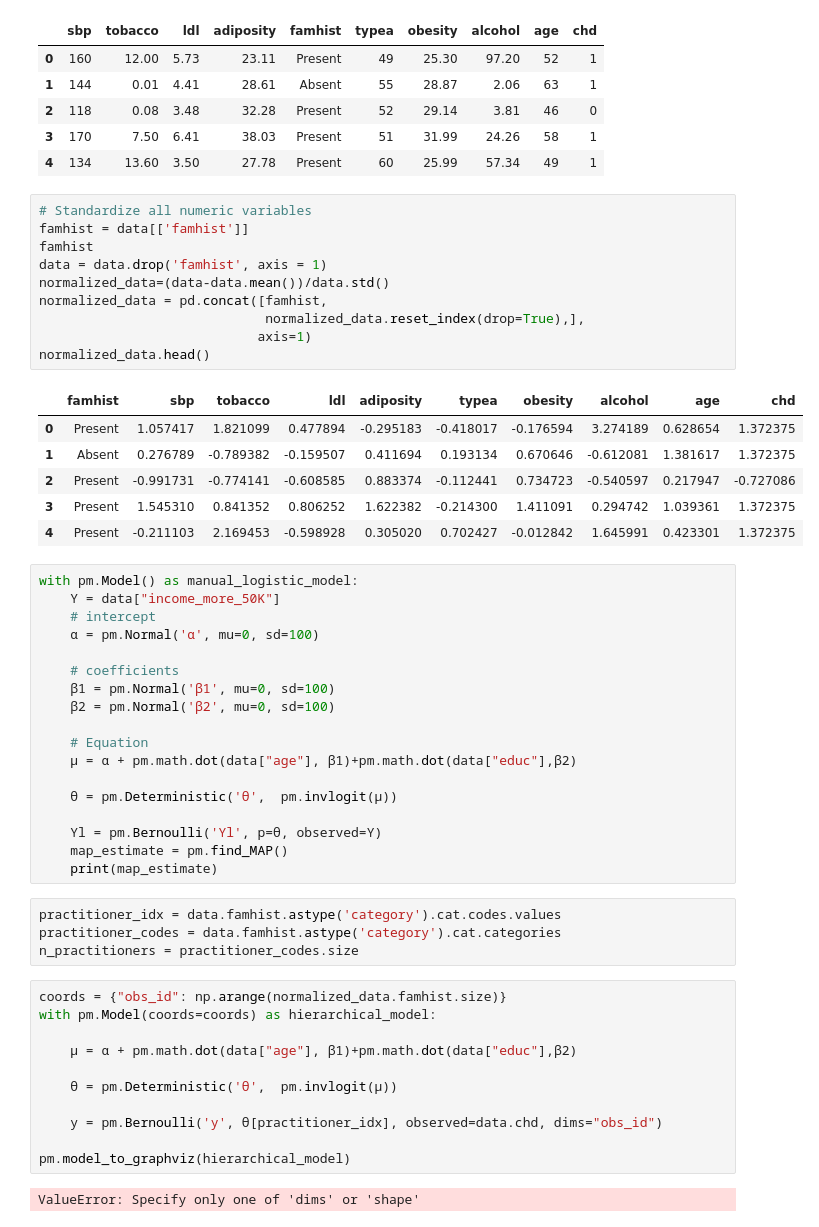
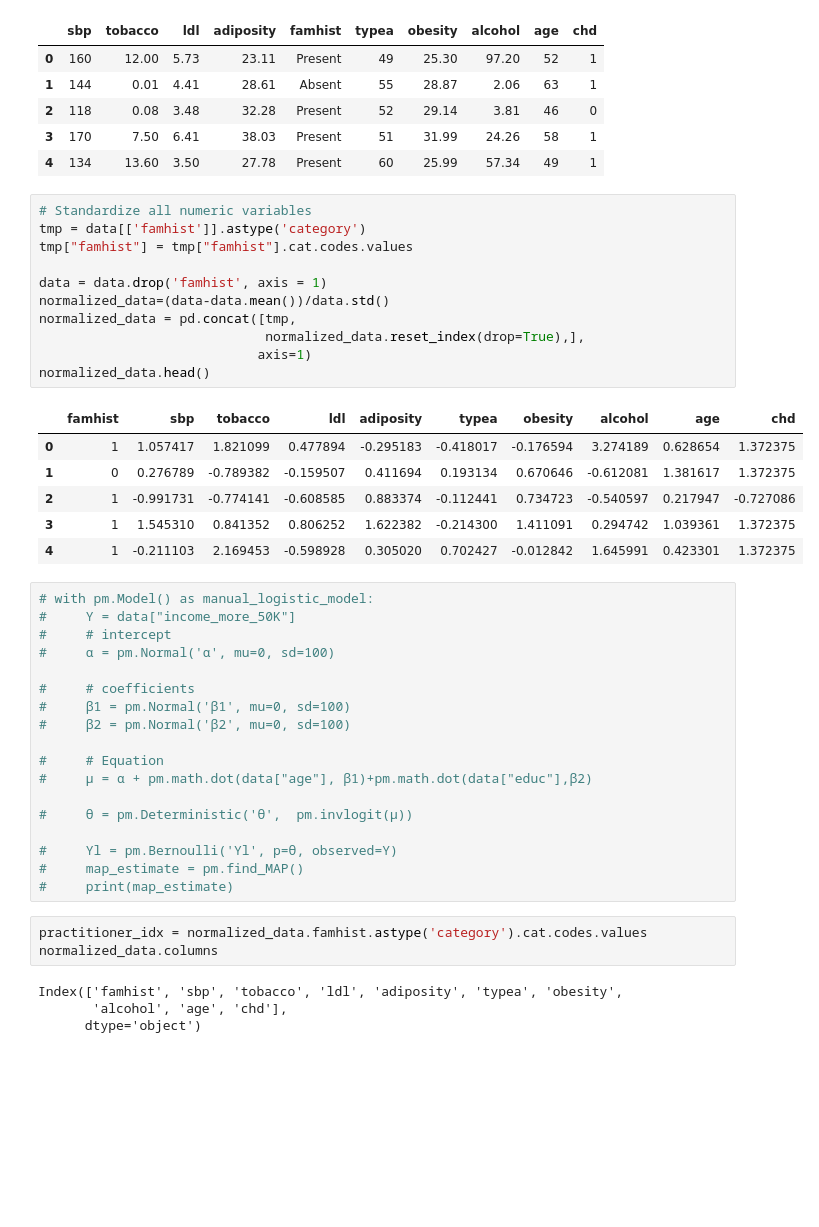
Before and after one commit to congxinxu0116/UVA, a Jupyter notebook: DS 6014/Homework 3 Sampling.ipynb, the cells around one changed output. Saved outputs shown, nothing was run; the diff lists cells and outputs as text; blank space fills up the shorter version.

```diff
--- a/DS 6014/Homework 3 Sampling.ipynb
+++ b/DS 6014/Homework 3 Sampling.ipynb
@@ -154,53 +159,44 @@ data.head()
 | 4 | 134 | 13.60 | 3.50 | 27.78 | Present | 60 | 25.99 | 57.34 | 49 | 1 |
 # %%
 # Standardize all numeric variables
-famhist = data[['famhist']]
-famhist
+tmp = data[['famhist']].astype('category')
+tmp["famhist"] = tmp["famhist"].cat.codes.values
+
 data = data.drop('famhist', axis = 1)
 normalized_data=(data-data.mean())/data.std()
-normalized_data = pd.concat([famhist,
+normalized_data = pd.concat([tmp,
                              normalized_data.reset_index(drop=True),],
                             axis=1)
 normalized_data.head()
 # %% [output]
 |  | famhist | sbp | tobacco | ldl | adiposity | typea | obesity | alcohol | age | chd |
-| 0 | Present | 1.057417 | 1.821099 | 0.477894 | -0.295183 | -0.418017 | -0.176594 | 3.274189 | 0.628654 | 1.372375 |
-| 1 | Absent | 0.276789 | -0.789382 | -0.159507 | 0.411694 | 0.193134 | 0.670646 | -0.612081 | 1.381617 | 1.372375 |
-| 2 | Present | -0.991731 | -0.774141 | -0.608585 | 0.883374 | -0.112441 | 0.734723 | -0.540597 | 0.217947 | -0.727086 |
-| 3 | Present | 1.545310 | 0.841352 | 0.806252 | 1.622382 | -0.214300 | 1.411091 | 0.294742 | 1.039361 | 1.372375 |
-| 4 | Present | -0.211103 | 2.169453 | -0.598928 | 0.305020 | 0.702427 | -0.012842 | 1.645991 | 0.423301 | 1.372375 |
+| 0 | 1 | 1.057417 | 1.821099 | 0.477894 | -0.295183 | -0.418017 | -0.176594 | 3.274189 | 0.628654 | 1.372375 |
+| 1 | 0 | 0.276789 | -0.789382 | -0.159507 | 0.411694 | 0.193134 | 0.670646 | -0.612081 | 1.381617 | 1.372375 |
+| 2 | 1 | -0.991731 | -0.774141 | -0.608585 | 0.883374 | -0.112441 | 0.734723 | -0.540597 | 0.217947 | -0.727086 |
+| 3 | 1 | 1.545310 | 0.841352 | 0.806252 | 1.622382 | -0.214300 | 1.411091 | 0.294742 | 1.039361 | 1.372375 |
+| 4 | 1 | -0.211103 | 2.169453 | -0.598928 | 0.305020 | 0.702427 | -0.012842 | 1.645991 | 0.423301 | 1.372375 |
 # %%
-with pm.Model() as manual_logistic_model:
-    Y = data["income_more_50K"]
-    # intercept
-    α = pm.Normal('α', mu=0, sd=100)
+# with pm.Model() as manual_logistic_model:
+#     Y = data["income_more_50K"]
+#     # intercept
+#     α = pm.Normal('α', mu=0, sd=100)
 
-    # coefficients
-    β1 = pm.Normal('β1', mu=0, sd=100)
-    β2 = pm.Normal('β2', mu=0, sd=100)
+#     # coefficients
+#     β1 = pm.Normal('β1', mu=0, sd=100)
+#     β2 = pm.Normal('β2', mu=0, sd=100)
 
-    # Equation
-    μ = α + pm.math.dot(data["age"], β1)+pm.math.dot(data["educ"],β2)
+#     # Equation
+#     μ = α + pm.math.dot(data["age"], β1)+pm.math.dot(data["educ"],β2)
 
-    θ = pm.Deterministic('θ',  pm.invlogit(μ))
+#     θ = pm.Deterministic('θ',  pm.invlogit(μ))
 
-    Yl = pm.Bernoulli('Yl', p=θ, observed=Y)
-    map_estimate = pm.find_MAP()
-    print(map_estimate)
+#     Yl = pm.Bernoulli('Yl', p=θ, observed=Y)
+#     map_estimate = pm.find_MAP()
+#     print(map_estimate)
 # %%
-practitioner_idx = data.famhist.astype('category').cat.codes.values
-practitioner_codes = data.famhist.astype('category').cat.categories
-n_practitioners = practitioner_codes.size
+practitioner_idx = normalized_data.famhist.astype('category').cat.codes.values
+normalized_data.columns
+# %% [output]
+Index(['famhist', 'sbp', 'tobacco', 'ldl', 'adiposity', 'typea', 'obesity',
+       'alcohol', 'age', 'chd'],
+      dtype='object')
-# %%
-coords = {"obs_id": np.arange(normalized_data.famhist.size)}
-with pm.Model(coords=coords) as hierarchical_model:
-
-    μ = α + pm.math.dot(data["age"], β1)+pm.math.dot(data["educ"],β2)
-
-    θ = pm.Deterministic('θ',  pm.invlogit(μ))
-
-    y = pm.Bernoulli('y', θ[practitioner_idx], observed=data.chd, dims="obs_id")
-
-pm.model_to_graphviz(hierarchical_model)
-# %% [output]
-ValueError: Specify only one of 'dims' or 'shape'
```
Also changed, not shown: parts of 8 cells of this notebook, 1 other file.
